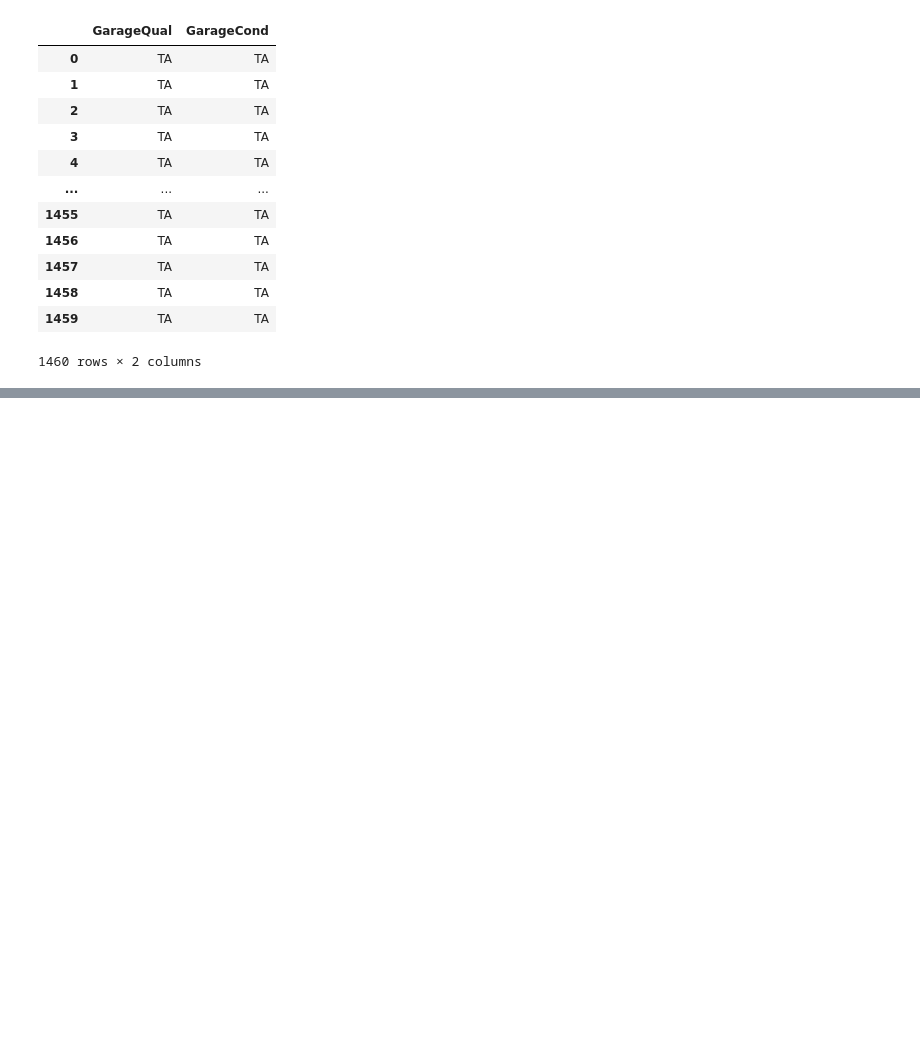
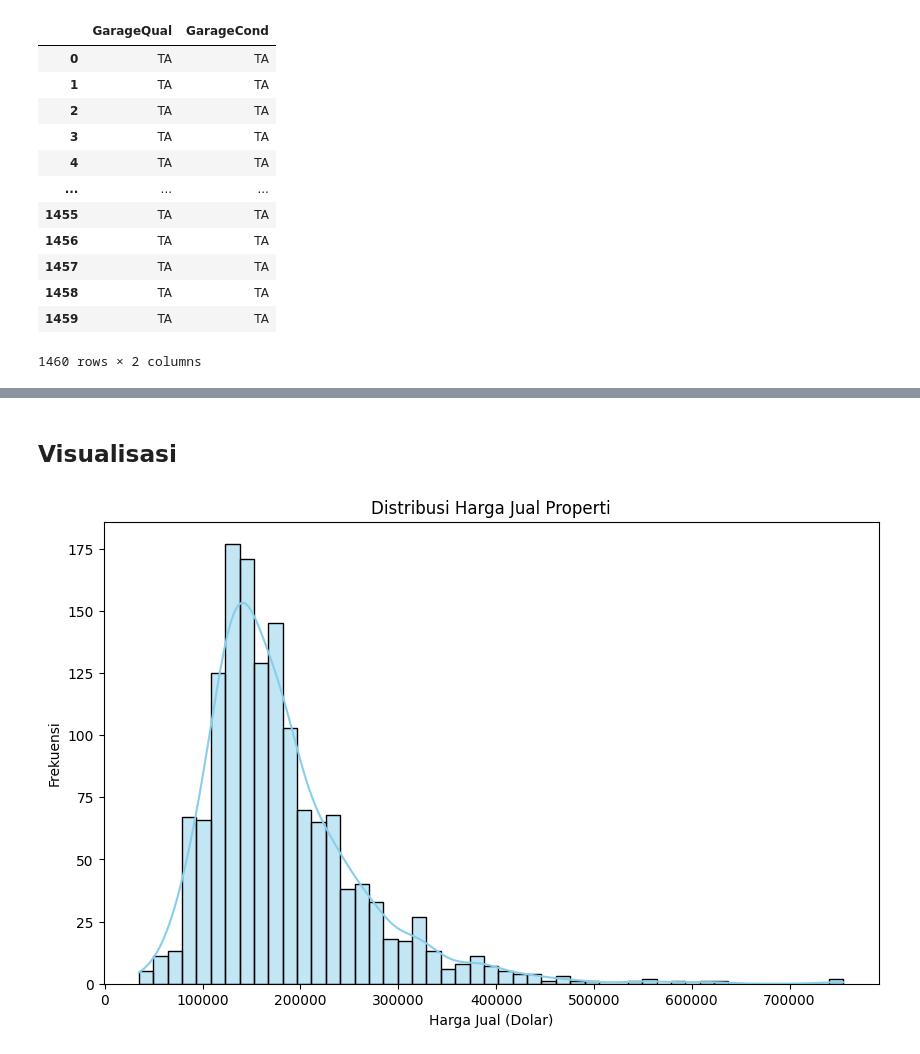
Before and after one commit to siddiqial/StartupCampus, a Jupyter notebook: SC62110_Siddiqi_Albiruny_Data_Preprocessing_(Sales_Marketing).ipynb, the cells around one changed output, grey strips where cells are left out. Cells and saved outputs as stored; diff of their text form; code cells hidden in the pictures; blank space fills up the shorter version.

```diff
--- a/SC62110_Siddiqi_Albiruny_Data_Preprocessing_(Sales_Marketing).ipynb
+++ b/SC62110_Siddiqi_Albiruny_Data_Preprocessing_(Sales_Marketing).ipynb
@@ -413,0 +493,11 @@ TypeError: unsupported operand type(s) for /: 'str' and 'int'
+# %%
+# Melakukan One-Hot Encoding
+# Membuat dictionary untuk memetakan nilai kualitas ke skala 1-5
+mapping = {'Ex': 5, 'Gd': 4, 'TA': 3, 'Fa': 2, 'Po': 1, 'NA': 0}
+
+# Mengubah nilai kolom "GarageQual" menggunakan mapping
+data['ExterQual'] = data['ExterQual'].map(mapping)
+data['ExterCond'] = data['ExterCond'].map(mapping)
+# %%
+data["QualityExterior"] = round((data["ExterQual"] + data["ExterCond"]) / 2)
+data["QualityExterior"]
@@ -413,0 +517,7 @@ TypeError: unsupported operand type(s) for /: 'str' and 'int'
+# %%
+# Label Encoding
+# Membuat dictionary untuk memetakan nilai kualitas ke skala 1-5
+mapping = {5 :'Ex', 4 :'Gd', 3 :'TA', 2 :'Fa', 1 :'Po', 0 :'NA'}
+
+# Mengubah nilai kolom "GarageQual" menggunakan mapping
+data['QualityExterior'] = data['QualityExterior'].map(mapping)
@@ -413,0 +567,3 @@ TypeError: unsupported operand type(s) for /: 'str' and 'int'
+# %%
+data["RemodYears"] = data["YrSold"] - data["YearRemodAdd"]
+data["RemodYears"]
@@ -413,0 +583,13 @@ TypeError: unsupported operand type(s) for /: 'str' and 'int'
+# %% [markdown]
+## Visualisasi
+# %%
+# Distribusi Data Penjualan Rumah
+
+plt.figure(figsize=(10, 6))
+sns.histplot(data['SalePrice'], kde=True, color='skyblue')
+plt.title('Distribusi Harga Jual Properti')
+plt.xlabel('Harga Jual (Dolar)')
+plt.ylabel('Frekuensi')
+plt.show()
+# %% [output]
+[figure, added]
```
Also changed, not shown: parts of 16 cells of this notebook.
